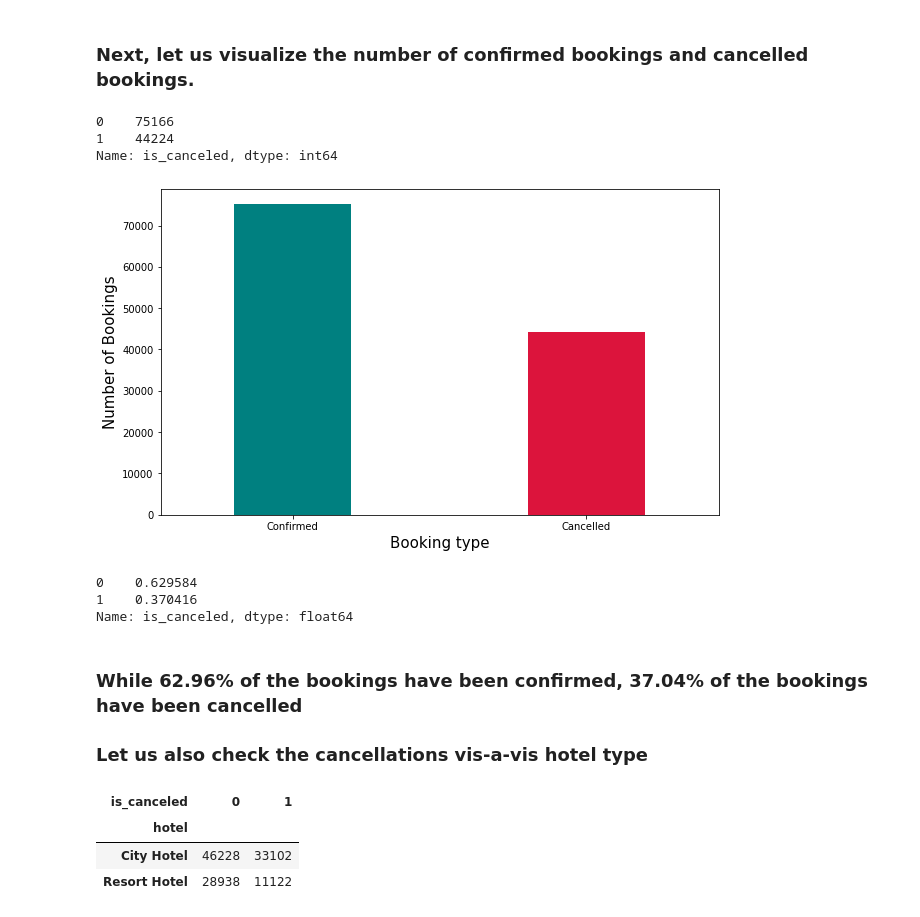
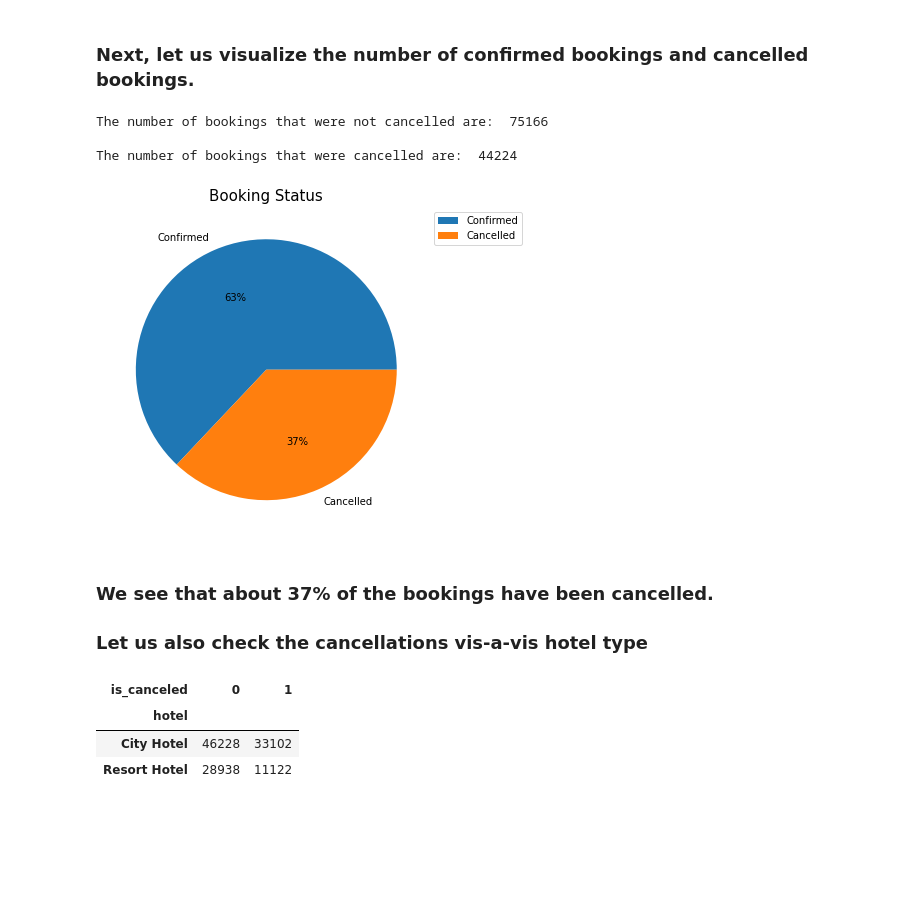
Before and after one commit to priyaregit/EDA_Hotel-Booking, a Jupyter notebook: Hotel_Booking_Analysis_EDA_Capstone_Project.ipynb, the cells around one changed output. Saved outputs shown, nothing was run; the diff lists cells and outputs as text; code cells hidden in the pictures; blank space fills up the shorter version.

```diff
--- a/Hotel_Booking_Analysis_EDA_Capstone_Project.ipynb
+++ b/Hotel_Booking_Analysis_EDA_Capstone_Project.ipynb
@@ -415,4 +386,6 @@ missing()
 # %%
 # Creating a new column 'child' by combining the data from the columns 'children' and 'babies'
+hotel_booking['child'] = hotel_booking['children'] + hotel_booking['babies']
 
-hotel_booking['child'] = hotel_booking['children'] + hotel_booking['babies']
+# Dropping 'children' and 'babies' from the dataset
+hotel_booking.drop(['children','babies'], axis = 1, inplace = True)
@@ -418,0 +394,6 @@ hotel_booking['child'] = hotel_booking['children'] + hotel_booking['babies']
+# %%
+# Creating a new column 'if_child' with the same values as 'child'
+hotel_booking['if_child'] = hotel_booking['child']
+
+# Transforming 'if_child' into a categorical column by assigning 1 to all non zero observations
+hotel_booking.loc[hotel_booking.if_child > 0, 'if_child'] = 1
@@ -454,13 +449,7 @@ hotel_booking.loc[hotel_booking.stays_in_week_nights > 10, 'stays_in_week_nights
 hotel_booking.loc[hotel_booking.adults > 4, 'adults'] = 4
 
 # Setting a value of 3 to all the observations of 'child' that are greater than 3
-hotel_booking.loc[hotel_booking.child > 3, 'child'] = 3
-
-# Setting a value of 1 to all the observations of 'previous_cancellations' that are greater than 0
-hotel_booking.loc[hotel_booking.previous_cancellations > 0, 'previous_cancellations'] = 1
-
-# Setting a value of 1 to all the observations of 'previous_bookings_not_canceled' that are greater than 0
-hotel_booking.loc[hotel_booking.previous_bookings_not_canceled > 0, 'previous_bookings_not_canceled'] = 1
+hotel_booking.loc[hotel_booking.child > 3, 'adults'] = 3
 
 # Setting a value of 5 to all the observations of 'booking_changes' that are greater than 5
 hotel_booking.loc[hotel_booking.booking_changes > 5, 'booking_changes'] = 5
@@ -527,0 +518,12 @@ plt.rcParams['figure.figsize'] = (10, 6)
+# %%
+# Stacked Bar plot to visualize booking cancellations by hotel_type
+hoteltype_ifchild.plot( kind='bar', width = 0.4, color=['teal', 'crimson'])
+
+# Giving labels and legend to the plot
+plt.ylabel('Number of Bookings', fontsize = 15)
+plt.xlabel('Presence of Children', fontsize = 15)
+plt.legend(['City Hotel', 'Resort Hotel'])
+plt.xticks(ticks = [0.0, 1.0], labels = ['No', 'Yes'], rotation = 'horizontal')
+
+# Setting the display figure size using rcParams method
+plt.rcParams['figure.figsize'] = (10, 6)
@@ -528,37 +536,30 @@ plt.rcParams['figure.figsize'] = (10, 6)
 # %% [markdown]
 ### Next, let us visualize the number of confirmed bookings and cancelled bookings.
-# %%
-# Finding the count of booking cancellations
-
-cancellation = hotel_booking['is_canceled'].value_counts()
-cancellation
-# %% [output]
-0    75166
-1    44224
-Name: is_canceled, dtype: int64
+# %%
+# Finding the count of booking cancellations
+cancellation = hotel_booking['is_canceled'].value_counts()
+
+# Printing the count of booking cancellations
+print("The number of bookings that were not cancelled are: ", cancellation[0], end = '\n\n')
+print("The number of bookings that were cancelled are: ", cancellation[1])
+# %% [output]
+The number of bookings that were not cancelled are:  75166
+
+The number of bookings that were cancelled are:  44224
 # %%
-# Bar plot to visualize confirmed bookings vs cancellations
-cancellation.plot.bar(width = 0.4, color = ['teal', 'crimson'])
+# Plotting a Pie Chart to show bookings by various market segments
+p = plt.pie(cancellation, labels = ['Confirmed', 'Cancelled'], autopct = "%.0f%%")
 
-# Giving labels to the bar plot
-plt.ylabel('Number of Bookings', fontsize = 15)
-plt.xlabel('Booking type', fontsize = 15)
-plt.xticks(hotel_booking['is_canceled'].unique(), labels = ['Confirmed', 'Cancelled'], rotation = 'horizontal')
+# Giving a title and legend to the plot
+plt.title("Booking Status", fontsize = 15)
+plt.legend(labels = ['Confirmed', 'Cancelled'], loc ='centre right', bbox_to_anchor = (1, 0,0, 1))
 
 # Setting the display figure size using rcParams method
 plt.rcParams['figure.figsize'] = (10, 6)
 # %% [output]
-[figure, old version]
+[figure, new version]
-# %%
-# Normalizing the value count of 'is_canceled' data
-
-hotel_booking.is_canceled.value_counts(normalize=True)
-# %% [output]
-0    0.629584
-1    0.370416
-Name: is_canceled, dtype: float64
 # %% [markdown]
-### While 62.96% of the bookings have been confirmed, 37.04% of the bookings have been cancelled
+### We see that about 37% of the bookings have been cancelled.
 ### Let us also check the cancellations vis-a-vis hotel type
 # %%
 # Grouping the 'hotel' by type and whether the booking 'is_cancelled'
```
Also changed, not shown: parts of 94 cells of this notebook.
